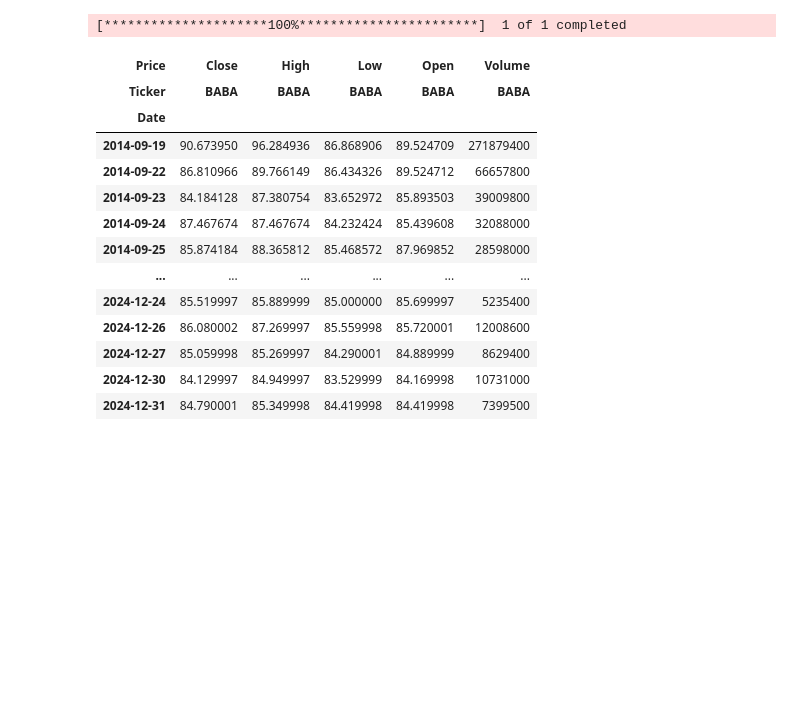
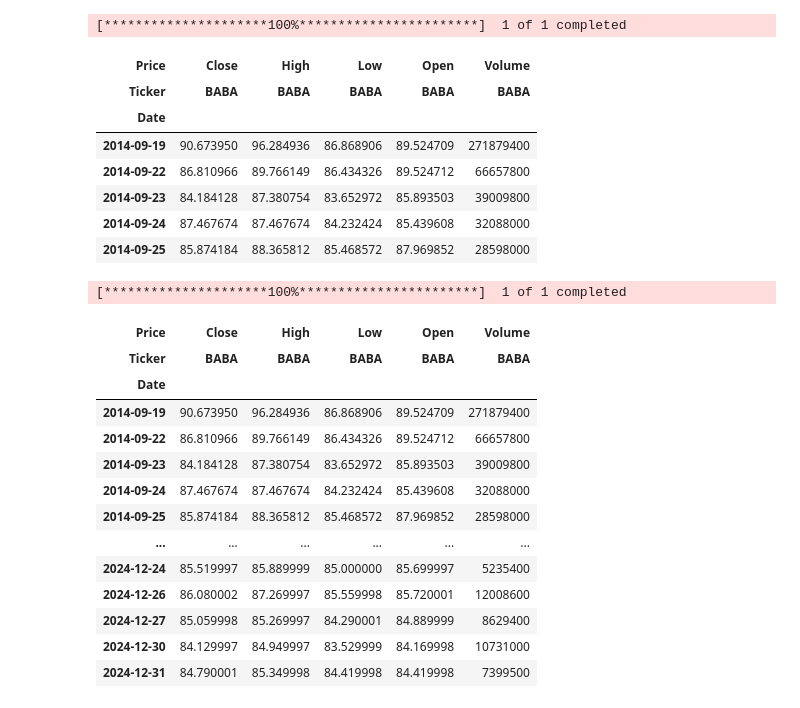
Before and after one commit to surak-alf/STOCK, a Jupyter notebook: notebooks/BABA_LONG.ipynb, the cells around one changed output. Cells and saved outputs as stored; diff of their text form; code cells hidden in the pictures; blank space fills up the shorter version.

```diff
--- a/notebooks/BABA_LONG.ipynb
+++ b/notebooks/BABA_LONG.ipynb
@@ -4,3 +16,18 @@ import matplotlib.pyplot as plt
+# %%
+baba_data = download_stock_data("BABA", "max", "1d")
+# %% [output]
+[*********************100%***********************]  1 of 1 completed
+# %%
+baba_data.head()
+# %% [output]
+| Price | Close | High | Low | Open | Volume |
+| Ticker | BABA | BABA | BABA | BABA | BABA |
+| Date |  |  |  |  |  |
+| 2014-09-19 | 90.673950 | 96.284936 | 86.868906 | 89.524709 | 271879400 |
+| 2014-09-22 | 86.810966 | 89.766149 | 86.434326 | 89.524712 | 66657800 |
+| 2014-09-23 | 84.184128 | 87.380754 | 83.652972 | 85.893503 | 39009800 |
+| 2014-09-24 | 87.467674 | 87.467674 | 84.232424 | 85.439608 | 32088000 |
+| 2014-09-25 | 85.874184 | 88.365812 | 85.468572 | 87.969852 | 28598000 |
 # %%
 # Downloading BABA data for the past month with 2-minute intervals
 data = yf.download(
```
Also changed, not shown: parts of 2 cells of this notebook, 14 other files.
